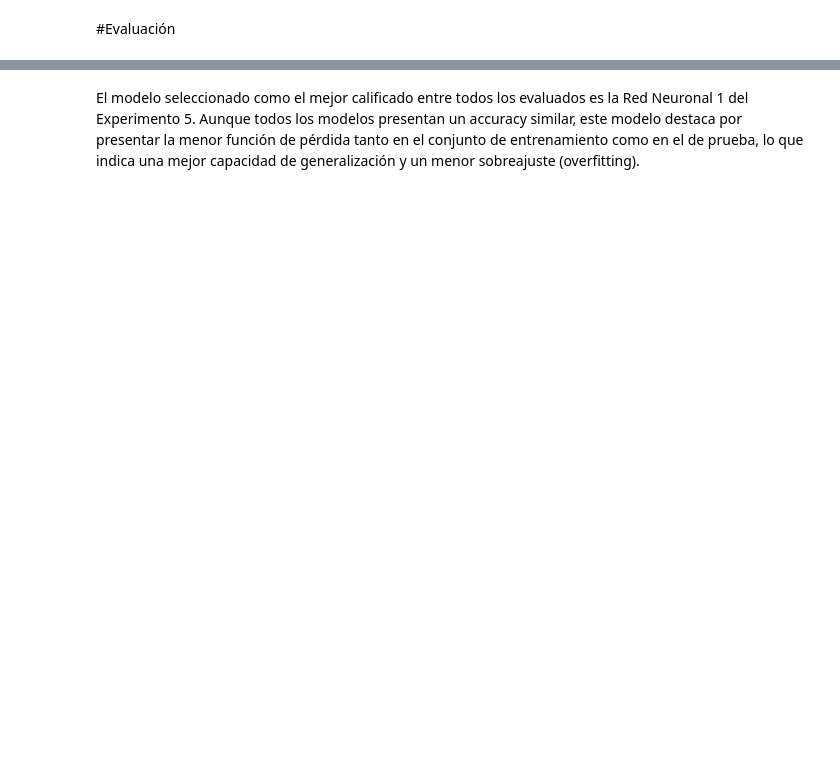
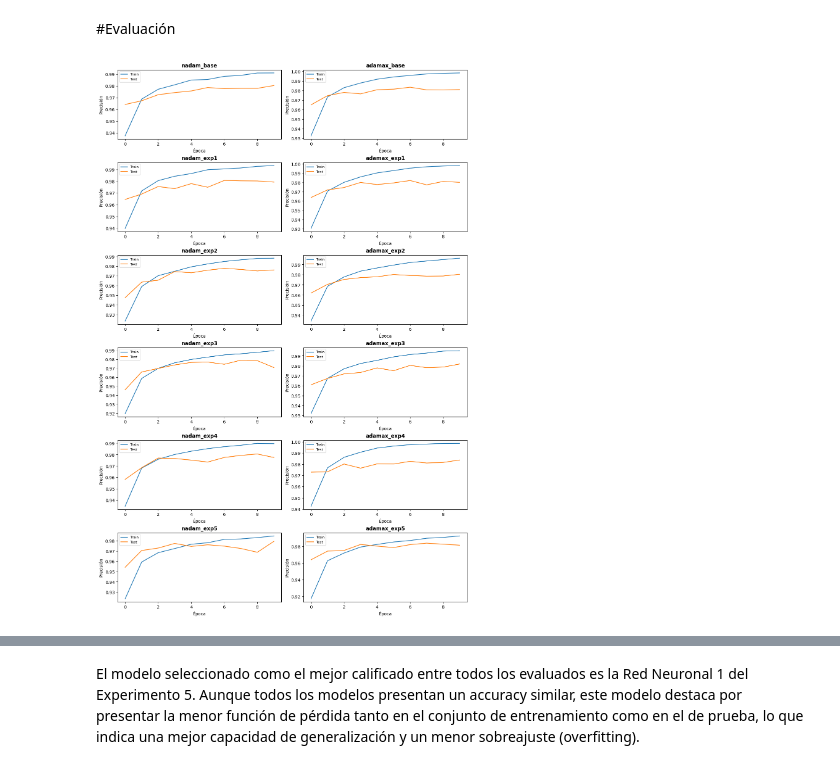
Before and after one commit to Sabers2610/Deep-Learning-E5, a Jupyter notebook: DLY0100_Entrega_1_Equipo5_Base.ipynb, the cells around one changed output, grey strips where cells are left out. Cells and saved outputs as stored; diff of their text form; code cells hidden in the pictures; blank space fills up the shorter version.

```diff
--- a/DLY0100_Entrega_1_Equipo5_Base.ipynb
+++ b/DLY0100_Entrega_1_Equipo5_Base.ipynb
@@ -895,2 +920,39 @@ En este ultimo experimento se tomo la decision de aplicar un apagado del 20% de
 # %% [markdown]
 #Evaluación
+# %%
+num_models = len(history)
+rows = 6
+cols = 2
+
+fig, axes = plt.subplots(rows, cols, figsize=(cols * 6, rows * 3), constrained_layout=True)
+
+model_items = list(history.items())
+
+for i in range(min(6, num_models)):
+    model_name, model_data = model_items[i]
+    ax = axes[i][1]
+    ax.plot(model_data["result"].history['accuracy'], label="Train")
+    ax.plot(model_data["result"].history['val_accuracy'], label="Test")
+    ax.set_title(f'{model_name}', fontsize=12, fontweight="bold")
+    ax.set_xlabel('Época', fontsize=10)
+    ax.set_ylabel('Precisión', fontsize=10)
+    ax.legend(fontsize=8)
+
+for i in range(6, min(12, num_models)):
+    model_name, model_data = model_items[i]
+    ax = axes[i - 6][0]
+    ax.plot(model_data["result"].history['accuracy'], label="Train")
+    ax.plot(model_data["result"].history['val_accuracy'], label="Test")
+    ax.set_title(f'{model_name}', fontsize=12, fontweight="bold")
+    ax.set_xlabel('Época', fontsize=10)
+    ax.set_ylabel('Precisión', fontsize=10)
+    ax.legend(fontsize=8)
+
+for i in range(num_models, 12):
+    col = 1 if i < 6 else 0
+    row = i if i < 6 else i - 6
+    axes[row][col].axis('off')
+
+plt.show()
+# %% [output]
+[figure, added]
```
Also changed, not shown: parts of 41 cells of this notebook.
